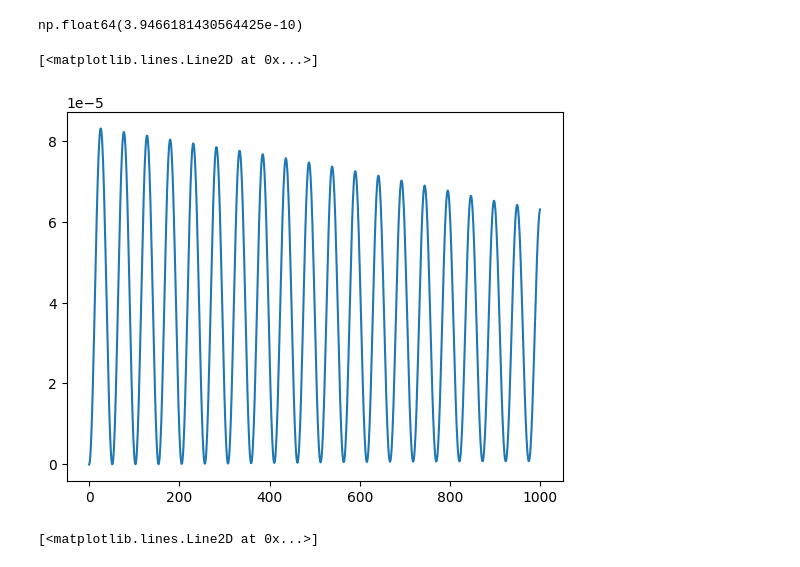
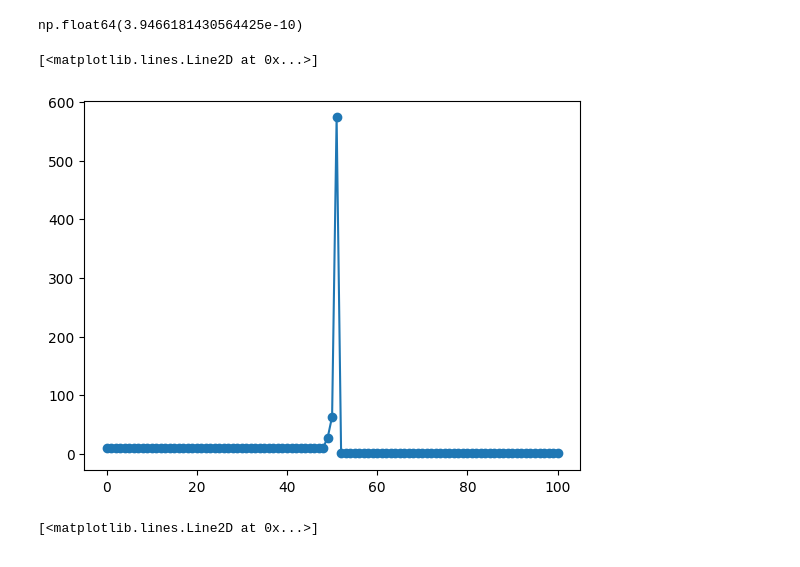
Before and after one commit to Jimbo-Coder/PyFluid, a Jupyter notebook: main_mhd.ipynb, the cells around one changed output. Cells and saved outputs as stored; diff of their text form; code cells hidden in the pictures.

```diff
--- a/main_mhd.ipynb
+++ b/main_mhd.ipynb
@@ -1188,10 +1274,10 @@ state.differr
 # %% [output]
 np.float64(3.9466181430564425e-10)
 # %%
-plt.plot(state.diagnostics[:,10])
+plt.plot(state.PvecintL[4,:],'-o')
 # %% [output]
 [<matplotlib.lines.Line2D at 0x...>]
-[figure, old version]
+[figure, new version]
 # %%
 #it = 0
 it += 1
```
Also changed, not shown: parts of 2 cells of this notebook.
